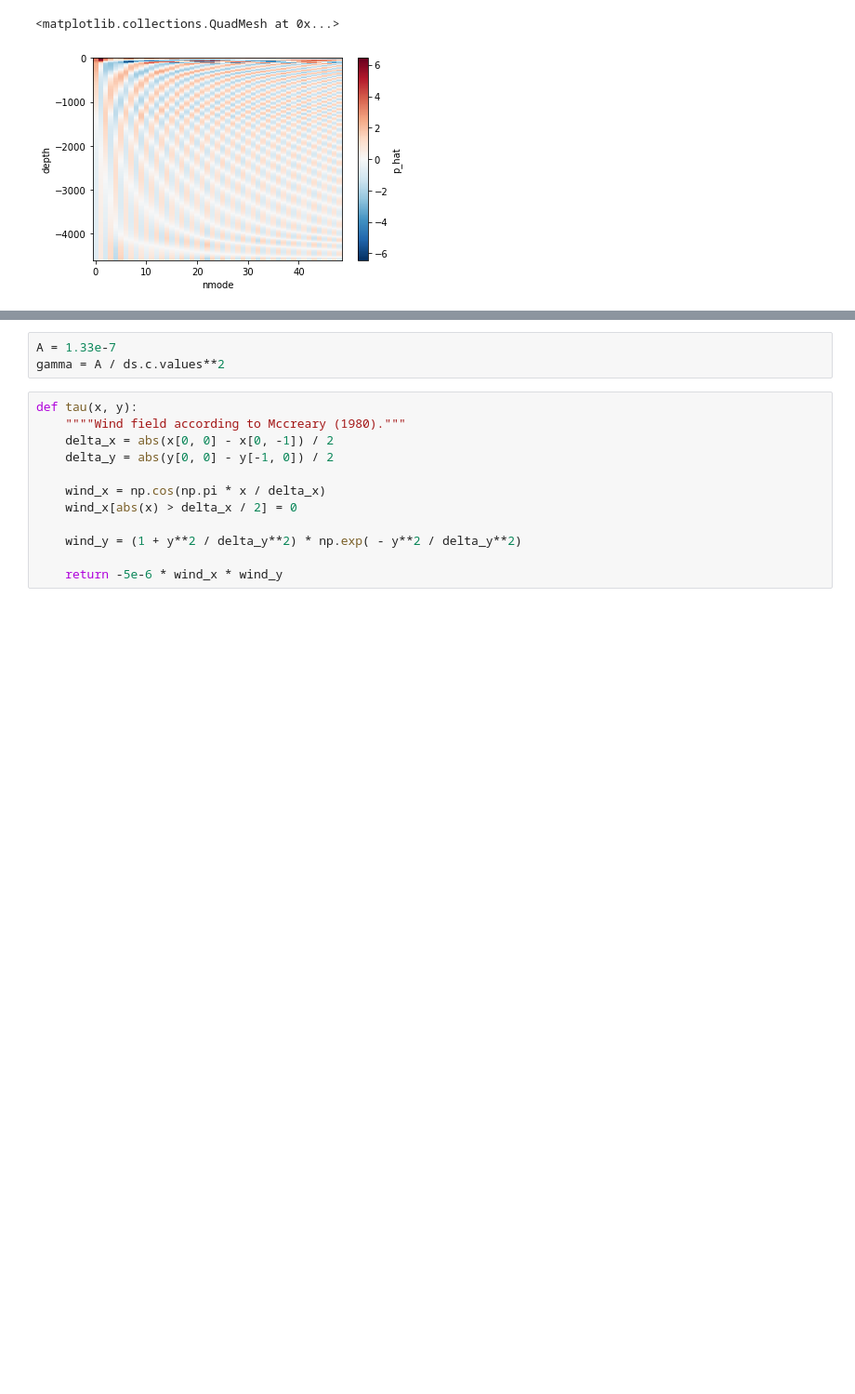
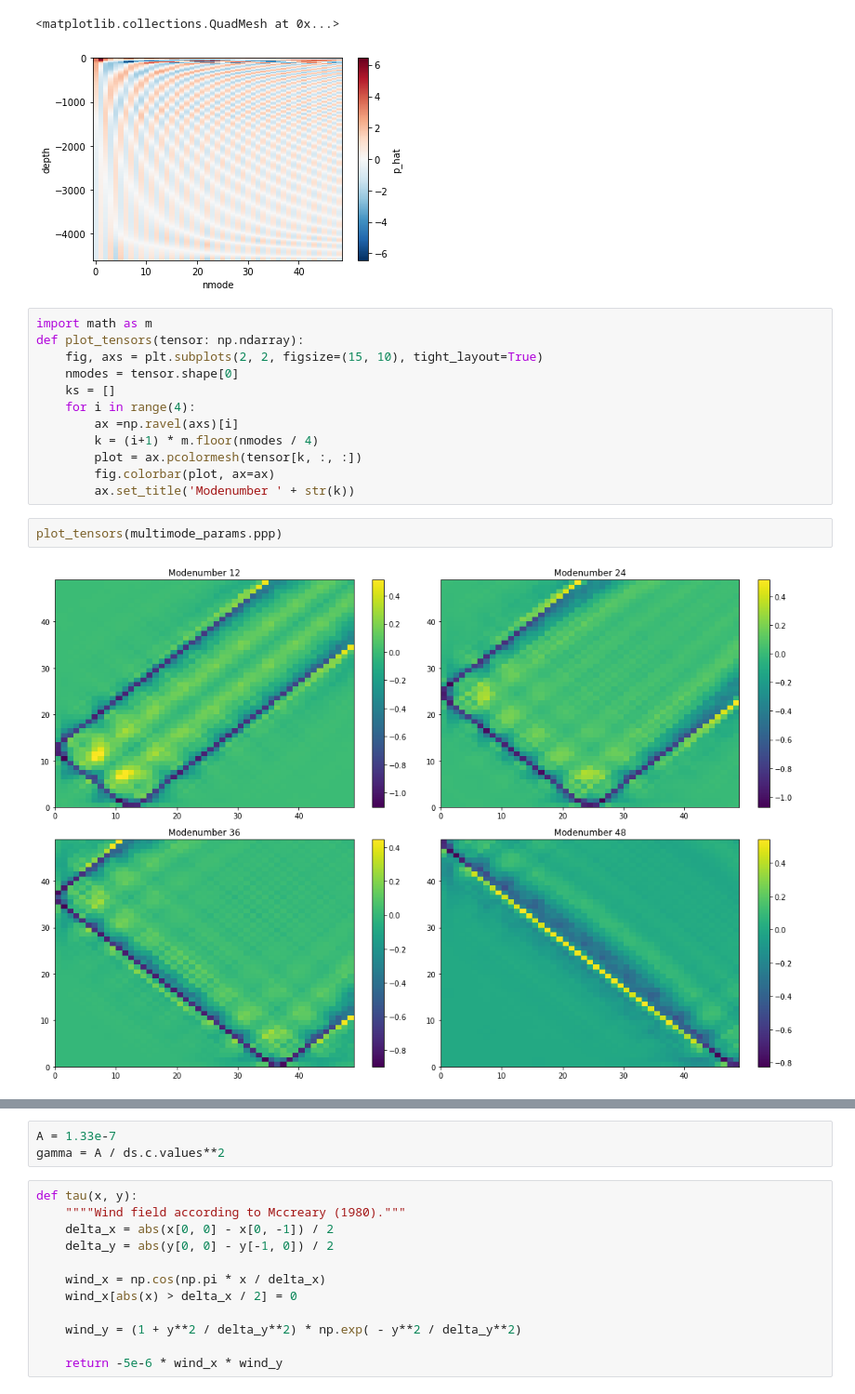
Before and after one commit to vopikamm/multimode-model, a Jupyter notebook: examples/Dunkel/Dunkel.ipynb, the cells around one changed output, grey strips where cells are left out. Shown: that part at 93% size. Drawn from its saved outputs; the diff is of its cells as text; blank space fills up the shorter version.

```diff
--- a/examples/Dunkel/Dunkel.ipynb
+++ b/examples/Dunkel/Dunkel.ipynb
@@ -22,3 +22,19 @@ ds.p_hat.plot(x='nmode', y='depth')
 # %% [output]
 <matplotlib.collections.QuadMesh at 0x...>
 [figure]
+# %%
+import math as m
+def plot_tensors(tensor: np.ndarray):
+    fig, axs = plt.subplots(2, 2, figsize=(15, 10), tight_layout=True)
+    nmodes = tensor.shape[0]
+    ks = []
+    for i in range(4):
+        ax =np.ravel(axs)[i]
+        k = (i+1) * m.floor(nmodes / 4)
+        plot = ax.pcolormesh(tensor[k, :, :])
+        fig.colorbar(plot, ax=ax)
+        ax.set_title('Modenumber ' + str(k))
+# %%
+plot_tensors(multimode_params.ppp)
+# %% [output]
+[figure, added]
```
Also changed, not shown: parts of 3 cells of this notebook, 1 other file.
